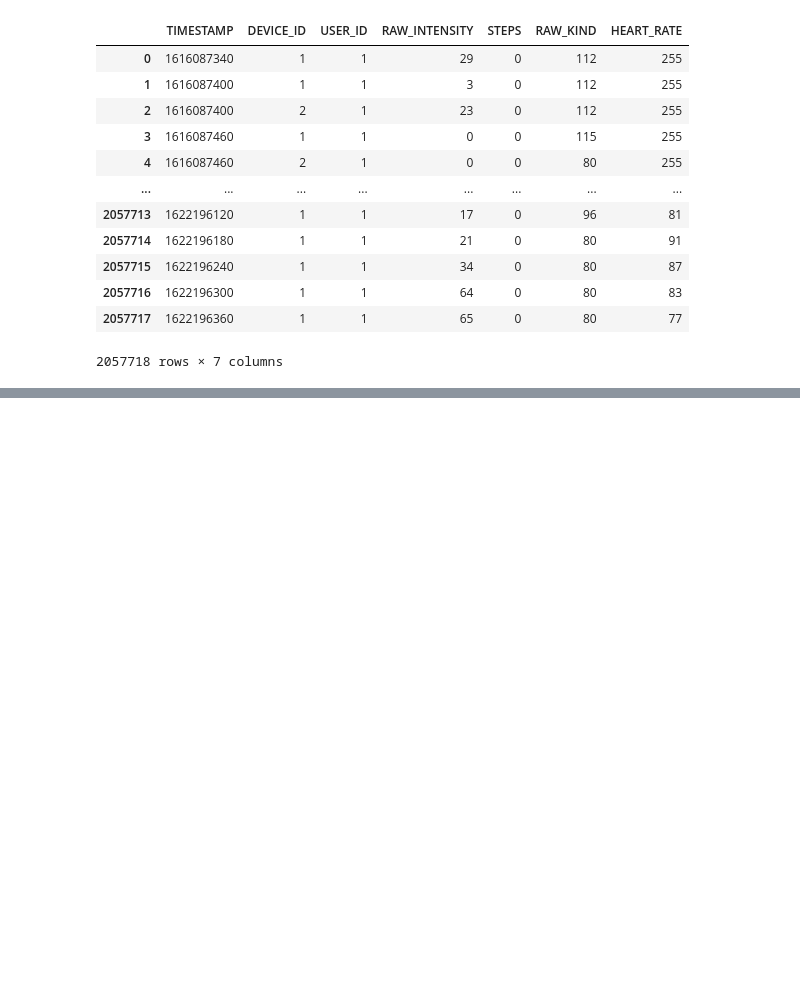
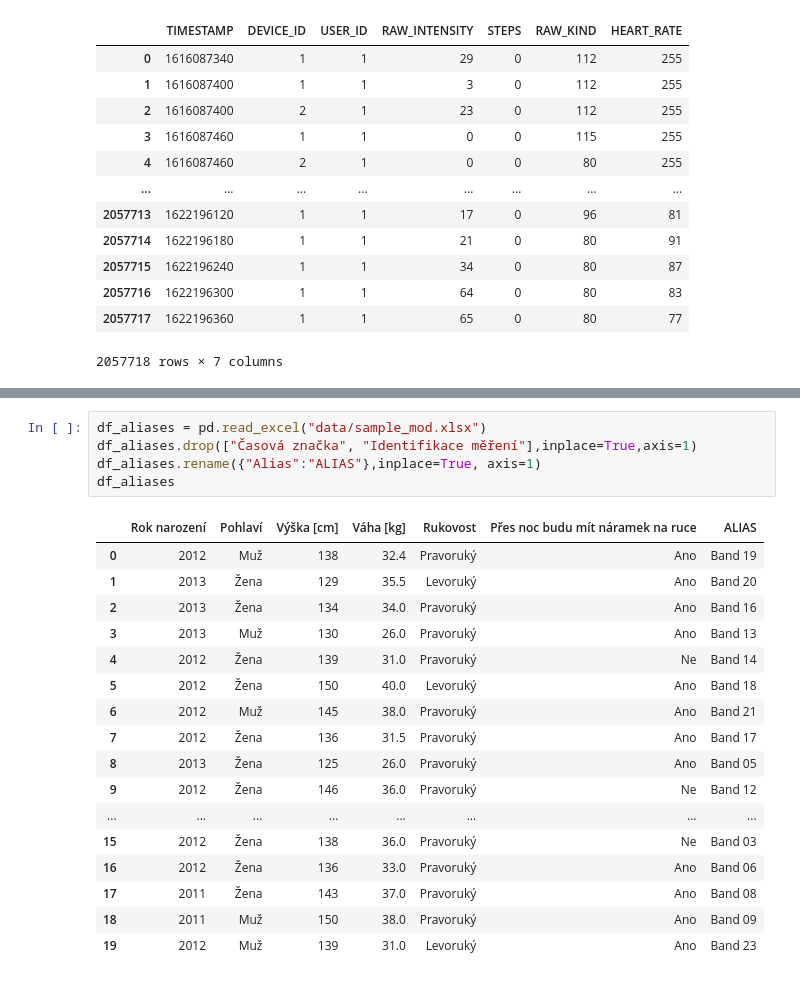
Before and after one commit to edavidk7/WebApp, a Jupyter notebook: band_data.ipynb, the cells around one changed output, grey strips where cells are left out. Saved outputs shown, nothing was run; the diff lists cells and outputs as text; blank space fills up the shorter version.

Commit message:
complete data structure

```diff
--- a/band_data.ipynb
+++ b/band_data.ipynb
@@ -100,0 +123,23 @@ df
+# %%
+df_aliases = pd.read_excel("data/sample_mod.xlsx")
+df_aliases.drop(["Časová značka", "Identifikace měření"],inplace=True,axis=1)
+df_aliases.rename({"Alias":"ALIAS"},inplace=True, axis=1)
+df_aliases
+# %% [output]
+|  | Rok narození | Pohlaví | Výška [cm] | Váha [kg] | Rukovost | Přes noc budu mít náramek na ruce | ALIAS |
+| 0 | 2012 | Muž | 138 | 32.4 | Pravoruký | Ano | Band 19 |
+| 1 | 2013 | Žena | 129 | 35.5 | Levoruký | Ano | Band 20 |
+| 2 | 2013 | Žena | 134 | 34.0 | Pravoruký | Ano | Band 16 |
+| 3 | 2013 | Muž | 130 | 26.0 | Pravoruký | Ano | Band 13 |
+| 4 | 2012 | Žena | 139 | 31.0 | Pravoruký | Ne | Band 14 |
+| 5 | 2012 | Žena | 150 | 40.0 | Levoruký | Ano | Band 18 |
+| 6 | 2012 | Muž | 145 | 38.0 | Pravoruký | Ano | Band 21 |
+| 7 | 2012 | Žena | 136 | 31.5 | Pravoruký | Ano | Band 17 |
+| 8 | 2013 | Žena | 125 | 26.0 | Pravoruký | Ano | Band 05 |
+| 9 | 2012 | Žena | 146 | 36.0 | Pravoruký | Ne | Band 12 |
+| ... | ... | ... | ... | ... | ... | ... | ... |
+| 15 | 2012 | Žena | 138 | 36.0 | Pravoruký | Ne | Band 03 |
+| 16 | 2012 | Žena | 136 | 33.0 | Pravoruký | Ano | Band 06 |
+| 17 | 2011 | Žena | 143 | 37.0 | Pravoruký | Ano | Band 08 |
+| 18 | 2011 | Muž | 150 | 38.0 | Pravoruký | Ano | Band 09 |
+| 19 | 2012 | Muž | 139 | 31.0 | Levoruký | Ano | Band 23 |
```
Also changed, not shown: parts of 8 cells of this notebook, 3 other files.
